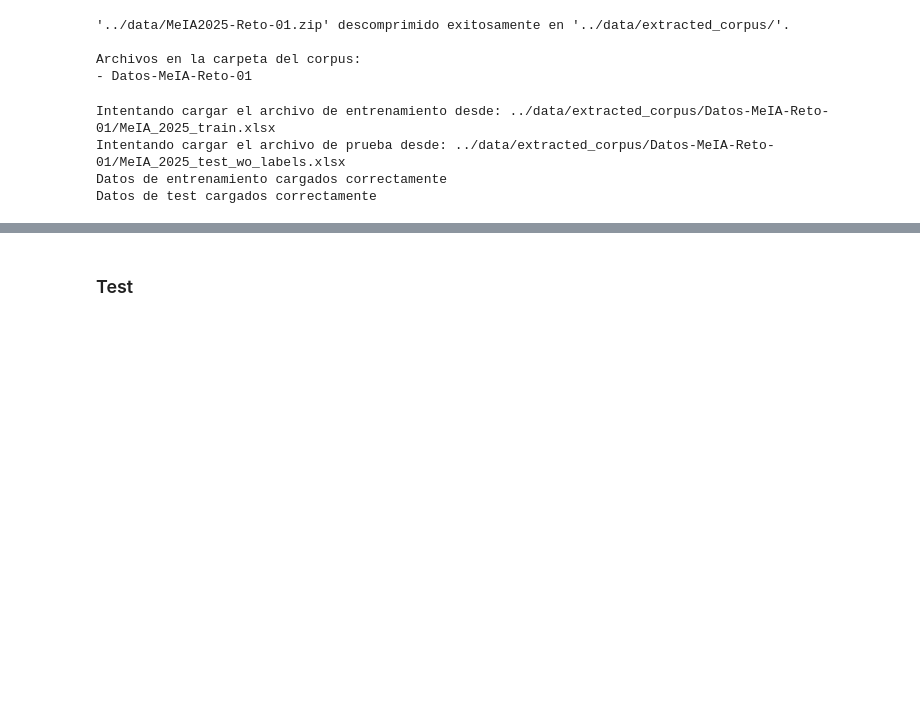
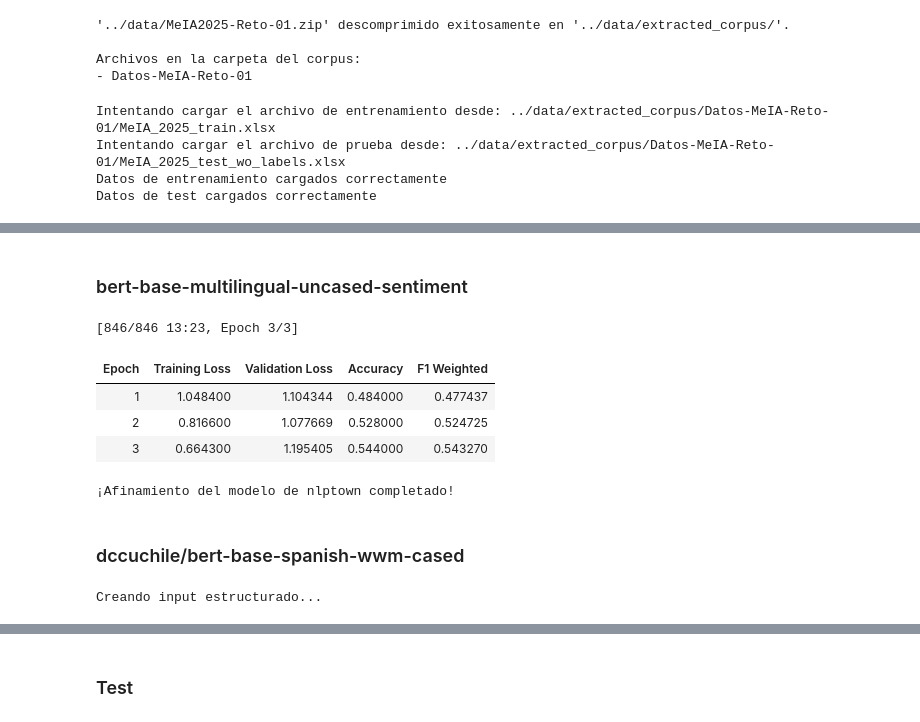
Before and after one commit to Joafp/Desafio_NLP_UNAM, a Jupyter notebook: notebooks/test.ipynb, the cells around one changed output, grey strips where cells are left out. Drawn from its saved outputs; the diff is of its cells as text; code cells hidden in the pictures; blank space fills up the shorter version.

```diff
--- a/notebooks/test.ipynb
+++ b/notebooks/test.ipynb
@@ -155,0 +268,68 @@ Name: count, dtype: int64
+# %% [markdown]
+### bert-base-multilingual-uncased-sentiment
+# %%
+# Preparar el DataFrame
+df_train_nlptown = df_train.rename(columns={'Review': 'text', 'Polarity': 'label'})
+df_train_nlptown['label'] = df_train_nlptown['label'].apply(lambda x: int(x) - 1) # Ajustamos a 0-4
+
+# Convertir a Dataset y dividir
+dataset = Dataset.from_pandas(df_train_nlptown)
+train_test_split = dataset.train_test_split(test_size=0.1)
+train_dataset = train_test_split['train']
+eval_dataset = train_test_split['test']
+
+
+# Cargar el tokenizador y el modelo que seleccionaste
+model_name = "nlptown/bert-base-multilingual-uncased-sentiment"
+# Las etiquetas en este modelo son '1 star' a '5 stars', pero el Trainer las manejará internamente
+# si le pasamos num_labels=5 y las etiquetas de 0 a 4.
+tokenizer = AutoTokenizer.from_pretrained(model_name)
+model = AutoModelForSequenceClassification.from_pretrained(model_name, num_labels=5)
+
+def tokenize_function(examples):
+    return tokenizer(examples["text"], padding="max_length", truncation=True)
+
+tokenized_train_dataset = train_dataset.map(tokenize_function, batched=True)
+tokenized_eval_dataset = eval_dataset.map(tokenize_function, batched=True)
+
+def compute_metrics(eval_pred):
+    logits, labels = eval_pred
+    predictions = np.argmax(logits, axis=-1)
+    f1 = f1_score(labels, predictions, average="weighted")
+    accuracy = accuracy_score(labels, predictions)
+    return {"accuracy": accuracy, "f1_weighted": f1}
+
+training_args = TrainingArguments(
+    output_dir="./results_nlptown",
+    num_train_epochs=3,
+    per_device_train_batch_size=16,
+    per_device_eval_batch_size=16,
+    learning_rate=2e-5, # Un learning rate más bajo suele ser bueno para el fine-tuning
+    warmup_steps=100,
+    weight_decay=0.01,
+    logging_dir='./logs_nlptown',
+    logging_steps=10,
+    eval_strategy="epoch",
+    save_strategy="epoch",
+    load_best_model_at_end=True,
+)
+
+trainer = Trainer(
+    model=model,
+    args=training_args,
+    train_dataset=tokenized_train_dataset,
+    eval_dataset=tokenized_eval_dataset,
+    compute_metrics=compute_metrics,
+)
+
+# Iniciar el afinamiento
+trainer.train()
+
+print("¡Afinamiento del modelo de nlptown completado!")
+# %% [output]
+[846/846 13:23, Epoch 3/3]
+| Epoch | Training Loss | Validation Loss | Accuracy | F1 Weighted |
+| 1 | 1.048400 | 1.104344 | 0.484000 | 0.477437 |
+| 2 | 0.816600 | 1.077669 | 0.528000 | 0.524725 |
+| 3 | 0.664300 | 1.195405 | 0.544000 | 0.543270 |
+¡Afinamiento del modelo de nlptown completado!
@@ -155,0 +342,10 @@ Name: count, dtype: int64
+# %% [markdown]
+### dccuchile/bert-base-spanish-wwm-cased
+# %%
+print("Creando input estructurado...")
+df_train['structured_text'] = df_train.apply(
+    lambda row: f"tipo: {str(row['Type']).lower()}. pueblo: {str(row['Town']).lower()}. reseña: {str(row['Review']).lower()}",
+    axis=1
+)
+# %% [output]
+Creando input estructurado...
```
Also changed, not shown: parts of 23 cells of this notebook, 3 other files.
